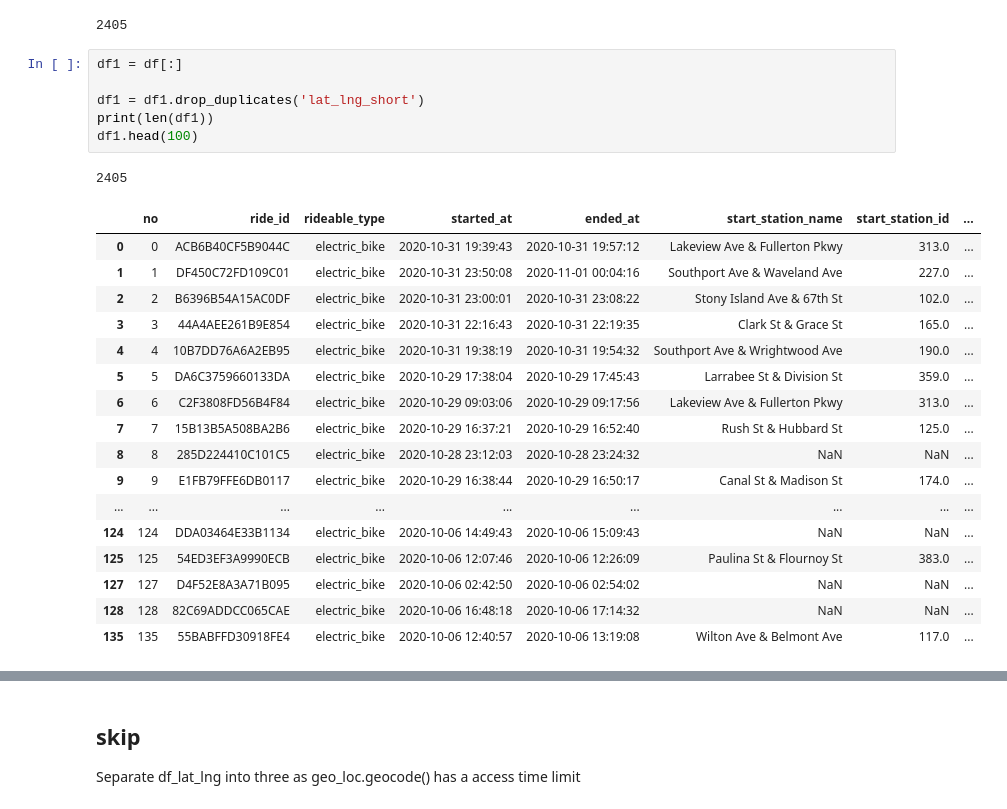
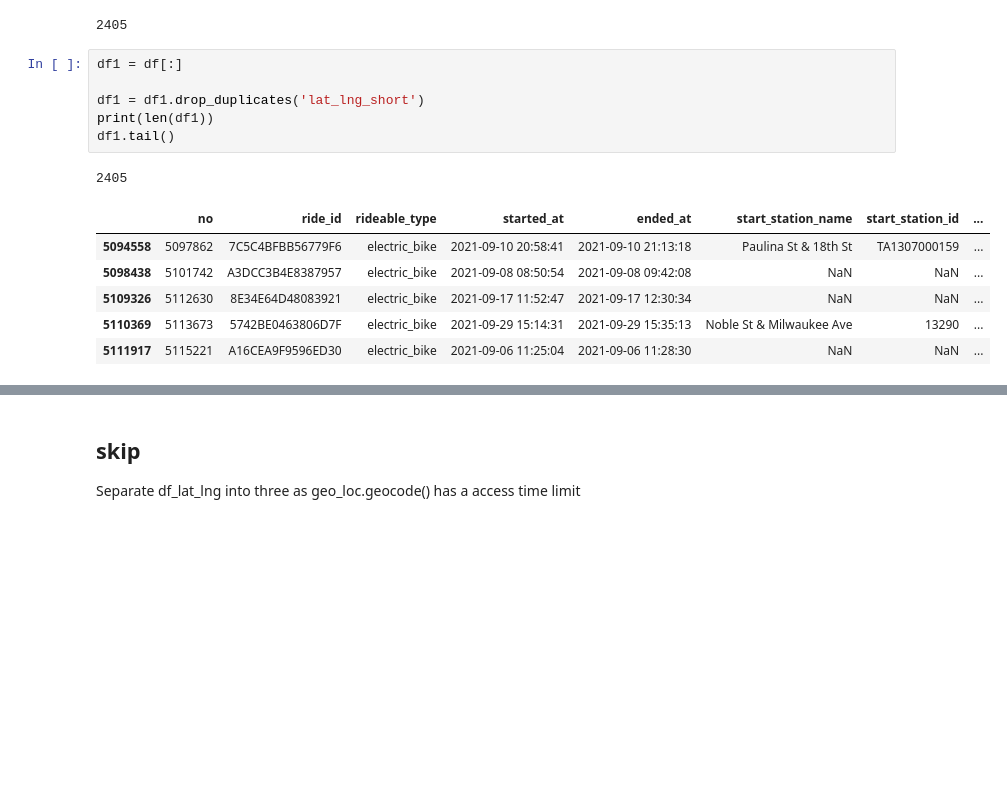
Before and after one commit to slothpunch/Portfolio, a Jupyter notebook: 5. Google Data Analytics/search_zip_codes.ipynb, the cells around one changed output, grey strips where cells are left out. Cells and saved outputs as stored; diff of their text form; blank space fills up the shorter version.

```diff
--- a/5. Google Data Analytics/search_zip_codes.ipynb
+++ b/5. Google Data Analytics/search_zip_codes.ipynb
@@ -130,27 +91,16 @@ df.duplicated('lat_lng_short').sum()
 # %%
 df1 = df[:]
 
 df1 = df1.drop_duplicates('lat_lng_short')
 print(len(df1))
-df1.head(100)
+df1.tail()
 # %% [output]
 2405
 |  | no | ride_id | rideable_type | started_at | ended_at | start_station_name | start_station_id | ... |
-| 0 | 0 | ACB6B40CF5B9044C | electric_bike | 2020-10-31 19:39:43 | 2020-10-31 19:57:12 | Lakeview Ave & Fullerton Pkwy | 313.0 | ... |
-| 1 | 1 | DF450C72FD109C01 | electric_bike | 2020-10-31 23:50:08 | 2020-11-01 00:04:16 | Southport Ave & Waveland Ave | 227.0 | ... |
-| 2 | 2 | B6396B54A15AC0DF | electric_bike | 2020-10-31 23:00:01 | 2020-10-31 23:08:22 | Stony Island Ave & 67th St | 102.0 | ... |
-| 3 | 3 | 44A4AEE261B9E854 | electric_bike | 2020-10-31 22:16:43 | 2020-10-31 22:19:35 | Clark St & Grace St | 165.0 | ... |
-| 4 | 4 | 10B7DD76A6A2EB95 | electric_bike | 2020-10-31 19:38:19 | 2020-10-31 19:54:32 | Southport Ave & Wrightwood Ave | 190.0 | ... |
-| 5 | 5 | DA6C3759660133DA | electric_bike | 2020-10-29 17:38:04 | 2020-10-29 17:45:43 | Larrabee St & Division St | 359.0 | ... |
-| 6 | 6 | C2F3808FD56B4F84 | electric_bike | 2020-10-29 09:03:06 | 2020-10-29 09:17:56 | Lakeview Ave & Fullerton Pkwy | 313.0 | ... |
-| 7 | 7 | 15B13B5A508BA2B6 | electric_bike | 2020-10-29 16:37:21 | 2020-10-29 16:52:40 | Rush St & Hubbard St | 125.0 | ... |
-| 8 | 8 | 285D224410C101C5 | electric_bike | 2020-10-28 23:12:03 | 2020-10-28 23:24:32 | NaN | NaN | ... |
-| 9 | 9 | E1FB79FFE6DB0117 | electric_bike | 2020-10-29 16:38:44 | 2020-10-29 16:50:17 | Canal St & Madison St | 174.0 | ... |
-| ... | ... | ... | ... | ... | ... | ... | ... | ... |
-| 124 | 124 | DDA03464E33B1134 | electric_bike | 2020-10-06 14:49:43 | 2020-10-06 15:09:43 | NaN | NaN | ... |
-| 125 | 125 | 54ED3EF3A9990ECB | electric_bike | 2020-10-06 12:07:46 | 2020-10-06 12:26:09 | Paulina St & Flournoy St | 383.0 | ... |
-| 127 | 127 | D4F52E8A3A71B095 | electric_bike | 2020-10-06 02:42:50 | 2020-10-06 02:54:02 | NaN | NaN | ... |
-| 128 | 128 | 82C69ADDCC065CAE | electric_bike | 2020-10-06 16:48:18 | 2020-10-06 17:14:32 | NaN | NaN | ... |
-| 135 | 135 | 55BABFFD30918FE4 | electric_bike | 2020-10-06 12:40:57 | 2020-10-06 13:19:08 | Wilton Ave & Belmont Ave | 117.0 | ... |
+| 5094558 | 5097862 | 7C5C4BFBB56779F6 | electric_bike | 2021-09-10 20:58:41 | 2021-09-10 21:13:18 | Paulina St & 18th St | TA1307000159 | ... |
+| 5098438 | 5101742 | A3DCC3B4E8387957 | electric_bike | 2021-09-08 08:50:54 | 2021-09-08 09:42:08 | NaN | NaN | ... |
+| 5109326 | 5112630 | 8E34E64D48083921 | electric_bike | 2021-09-17 11:52:47 | 2021-09-17 12:30:34 | NaN | NaN | ... |
+| 5110369 | 5113673 | 5742BE0463806D7F | electric_bike | 2021-09-29 15:14:31 | 2021-09-29 15:35:13 | Noble St & Milwaukee Ave | 13290 | ... |
+| 5111917 | 5115221 | A16CEA9F9596ED30 | electric_bike | 2021-09-06 11:25:04 | 2021-09-06 11:28:30 | NaN | NaN | ... |
 # %%
 df1 = df1.reset_index()
```
Also changed, not shown: parts of 63 cells of this notebook.
